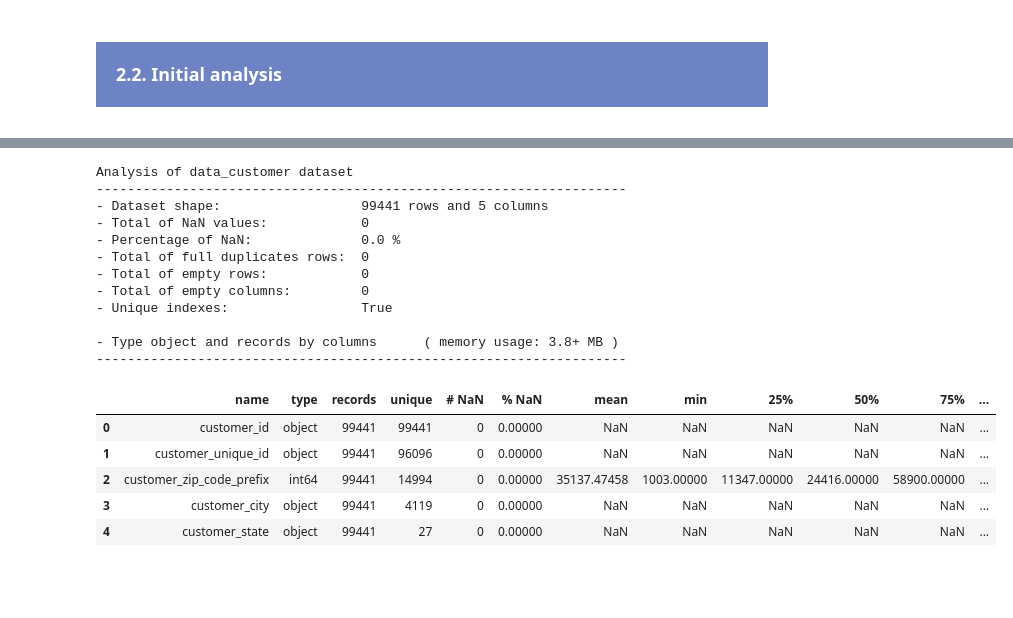
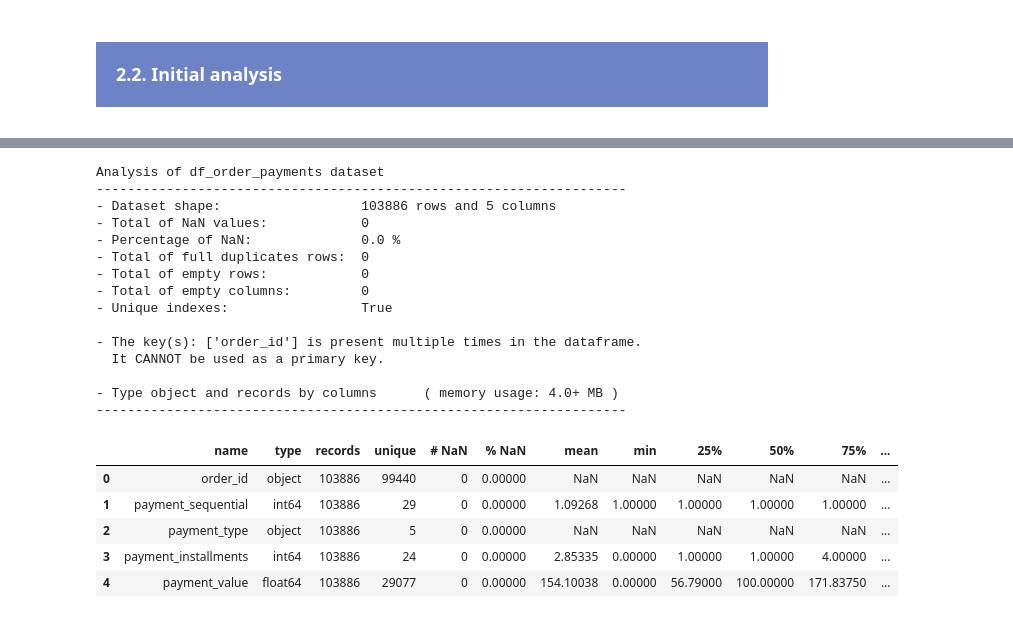
Before and after one commit to samirhinojosa/OC-P5-segment-customers-of-website, a Jupyter notebook: analysis_notebook.ipynb, the cells around one changed output, grey strips where cells are left out. Cells and saved outputs as stored; diff of their text form; code cells hidden in the pictures; blank space fills up the shorter version.

Commit message:
initial analysis

```diff
--- a/analysis_notebook.ipynb
+++ b/analysis_notebook.ipynb
@@ -112,7 +112,7 @@ def df_analysis(df, name_df, *args, **kwargs):
             if type_analysis is None or type_analysis != "complete":
                 print("\n- Type object and records by columns      (",memory_usage,")")
                 print("--------------------------------------------------------------------")
-            elif type_analysis == "complete":
+            elif type_analysis == "complete" and (df.select_dtypes(["int64"]).shape[1] > 0 or df.select_dtypes(["float64"]).shape[1] > 0):
                 df_resume["unique"] = list(df.nunique())
                 df_desc = pd.DataFrame(df.describe().T).reset_index()
                 df_desc = df_desc.rename(columns={"index": "name"})
@@ -130,7 +130,12 @@ def df_analysis(df, name_df, *args, **kwargs):
 
         # deleting dataframe to free memory
         if type_analysis == "complete":
-            del [[df_resume, df_desc]]
+
+            if df.select_dtypes(["int64"]).shape[1] > 0 or df.select_dtypes(["float64"]).shape[1] > 0:
+                del [[df_resume, df_desc]]
+            else:
+                del [[df_resume]]
+
             gc.collect()
             df_resume, df_desc = (pd.DataFrame() for i in range(2))
         else:
@@ -146,15 +151,15 @@ def df_analysis(df, name_df, *args, **kwargs):
     <h3 style="margin: auto; padding: 20px; color:#fff; ">2.1. Importing and preparing files</h3>
 </div>
 # %%
-data_customer = pd.read_csv(r"datasets\olist_customers_dataset.csv")
-data_geolocation = pd.read_csv(r"datasets\olist_geolocation_dataset.csv")
-data_order_items = pd.read_csv(r"datasets\olist_order_items_dataset.csv")
-data_order_payments = pd.read_csv(r"datasets\olist_order_payments_dataset.csv")
-data_order_reviews = pd.read_csv(r"datasets\olist_order_reviews_dataset.csv")
-data_orders = pd.read_csv(r"datasets\olist_orders_dataset.csv")
-data_products = pd.read_csv(r"datasets\olist_products_dataset.csv")
-data_sellers = pd.read_csv(r"datasets\olist_sellers_dataset.csv")
-data_product_category_name_translation = pd.read_csv(r"datasets\product_category_name_translation.csv")
+df_customer = pd.read_csv(r"datasets\olist_customers_dataset.csv")
+df_geolocation = pd.read_csv(r"datasets\olist_geolocation_dataset.csv")
+df_order_items = pd.read_csv(r"datasets\olist_order_items_dataset.csv")
+df_order_payments = pd.read_csv(r"datasets\olist_order_payments_dataset.csv")
+df_order_reviews = pd.read_csv(r"datasets\olist_order_reviews_dataset.csv")
+df_orders = pd.read_csv(r"datasets\olist_orders_dataset.csv")
+df_products = pd.read_csv(r"datasets\olist_products_dataset.csv")
+df_sellers = pd.read_csv(r"datasets\olist_sellers_dataset.csv")
+df_product_category_name_translation = pd.read_csv(r"datasets\product_category_name_translation.csv")
 # %% [markdown]
 <div style="background-color: #6D83C5;" >
     <h3 style="margin: auto; padding: 20px; color:#fff; ">2.2. Initial analysis</h3>
@@ -231,21 +437,24 @@ Analysis of data_order_items dataset
 # %%
-df_analysis(data_order_payments, "data_order_payments", type_analysis="complete")
+df_analysis(df_order_payments, "df_order_payments", columns=["order_id"], type_analysis="complete")
 # %% [output]
-Analysis of data_customer dataset
+Analysis of df_order_payments dataset
 --------------------------------------------------------------------
-- Dataset shape:                  99441 rows and 5 columns
+- Dataset shape:                  103886 rows and 5 columns
 - Total of NaN values:            0
 - Percentage of NaN:              0.0 %
 - Total of full duplicates rows:  0
 - Total of empty rows:            0
 - Total of empty columns:         0
 - Unique indexes:                 True
 
-- Type object and records by columns      ( memory usage: 3.8+ MB )
+- The key(s): ['order_id'] is present multiple times in the dataframe.
+  It CANNOT be used as a primary key.
+
+- Type object and records by columns      ( memory usage: 4.0+ MB )
 --------------------------------------------------------------------
 |  | name | type | records | unique | # NaN | % NaN | mean | min | 25% | 50% | 75% | ... |
-| 0 | customer_id | object | 99441 | 99441 | 0 | 0.00000 | NaN | NaN | NaN | NaN | NaN | ... |
-| 1 | customer_unique_id | object | 99441 | 96096 | 0 | 0.00000 | NaN | NaN | NaN | NaN | NaN | ... |
-| 2 | customer_zip_code_prefix | int64 | 99441 | 14994 | 0 | 0.00000 | 35137.47458 | 1003.00000 | 11347.00000 | 24416.00000 | 58900.00000 | ... |
-| 3 | customer_city | object | 99441 | 4119 | 0 | 0.00000 | NaN | NaN | NaN | NaN | NaN | ... |
-| 4 | customer_state | object | 99441 | 27 | 0 | 0.00000 | NaN | NaN | NaN | NaN | NaN | ... |
+| 0 | order_id | object | 103886 | 99440 | 0 | 0.00000 | NaN | NaN | NaN | NaN | NaN | ... |
+| 1 | payment_sequential | int64 | 103886 | 29 | 0 | 0.00000 | 1.09268 | 1.00000 | 1.00000 | 1.00000 | 1.00000 | ... |
+| 2 | payment_type | object | 103886 | 5 | 0 | 0.00000 | NaN | NaN | NaN | NaN | NaN | ... |
+| 3 | payment_installments | int64 | 103886 | 24 | 0 | 0.00000 | 2.85335 | 0.00000 | 1.00000 | 1.00000 | 4.00000 | ... |
+| 4 | payment_value | float64 | 103886 | 29077 | 0 | 0.00000 | 154.10038 | 0.00000 | 56.79000 | 100.00000 | 171.83750 | ... |
```
Also changed, not shown: parts of 39 cells of this notebook, 1 other file.
